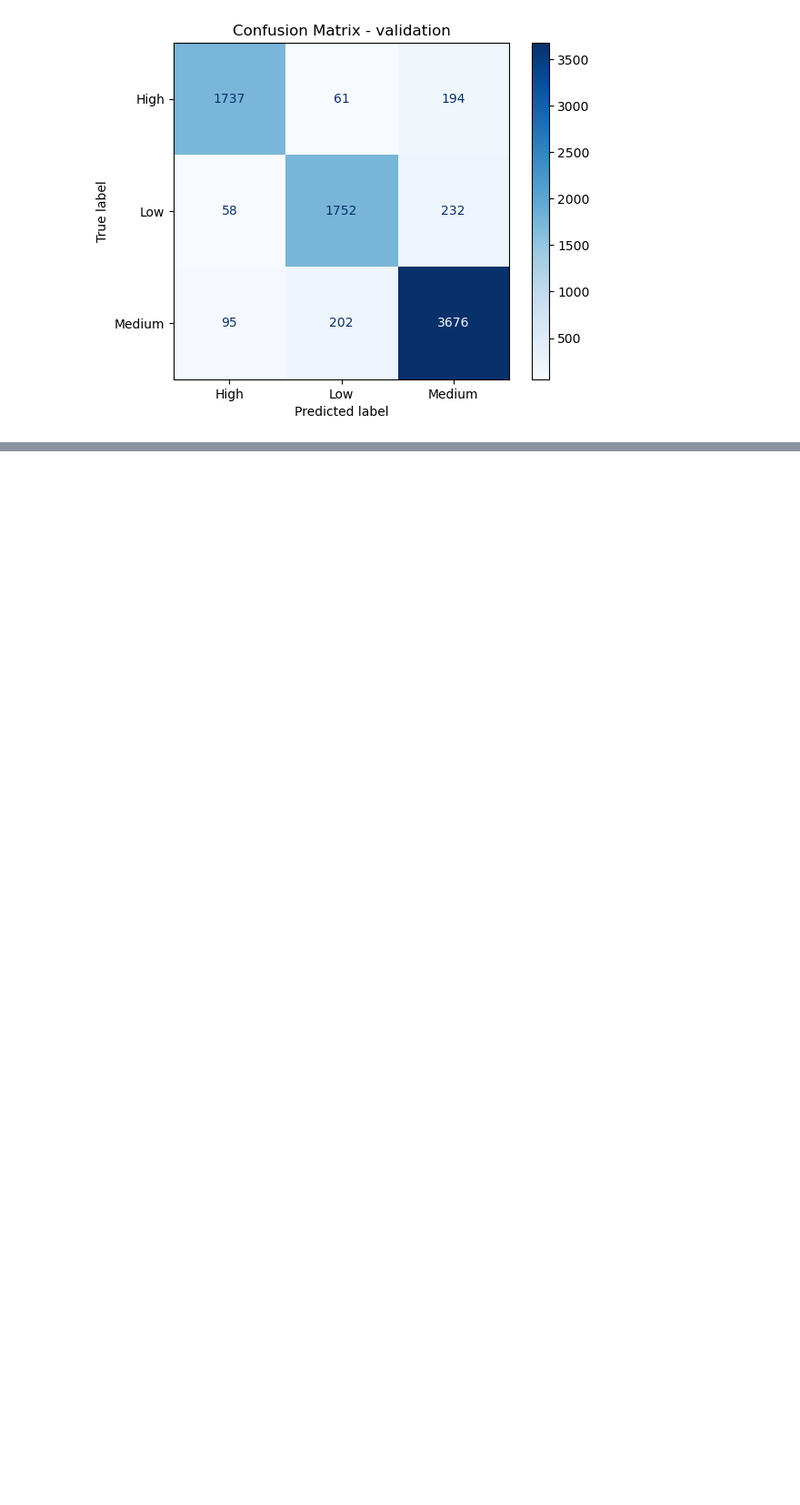
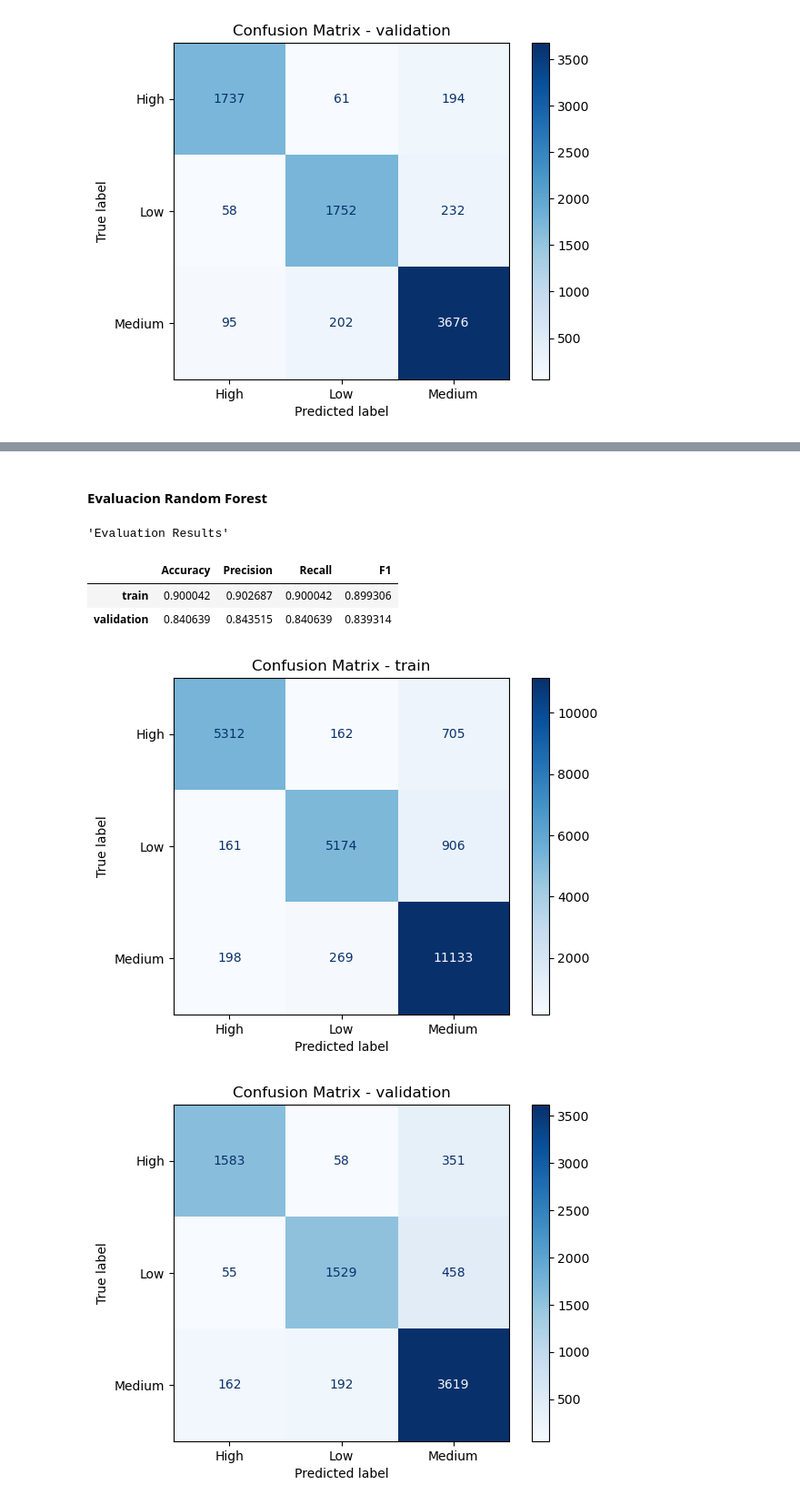
Before and after one commit to MateoTomas0912/TP1_ML_Grupo4, a Jupyter notebook: tp1_ML.ipynb.ipynb, the cells around one changed output, grey strips where cells are left out. Shown at 91% size. Drawn from its saved outputs; the diff is of its cells as text; code cells hidden in the pictures; blank space fills up the shorter version.

```diff
--- a/tp1_ML.ipynb.ipynb
+++ b/tp1_ML.ipynb.ipynb
@@ -1246,0 +1427,11 @@ evaluate_model(pipeline_rf_fe, X_train_fe, y_train_fe, X_val_fe, y_val_fe, title
+# %% [markdown]
+#### Evaluacion Random Forest
+# %%
+evaluate_model(pca_rf, X_train, y_train, X_val, y_val, title='Evaluation Results', show_cm=True)
+# %% [output]
+'Evaluation Results'
+|  | Accuracy | Precision | Recall | F1 |
+| train | 0.900042 | 0.902687 | 0.900042 | 0.899306 |
+| validation | 0.840639 | 0.843515 | 0.840639 | 0.839314 |
+[figure, added]
+[figure, added]
```
Also changed, not shown: parts of 25 cells of this notebook.
